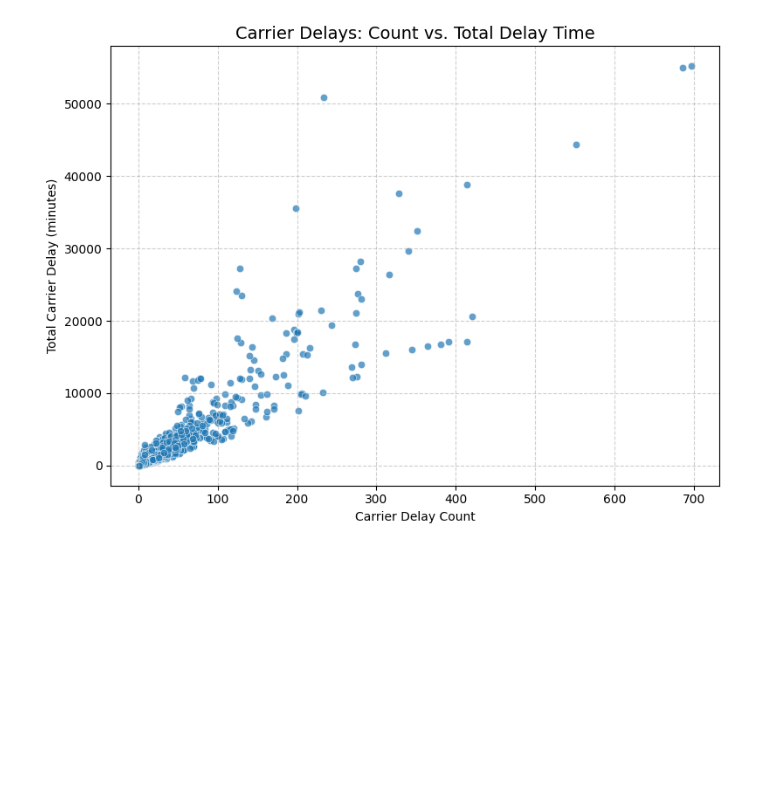
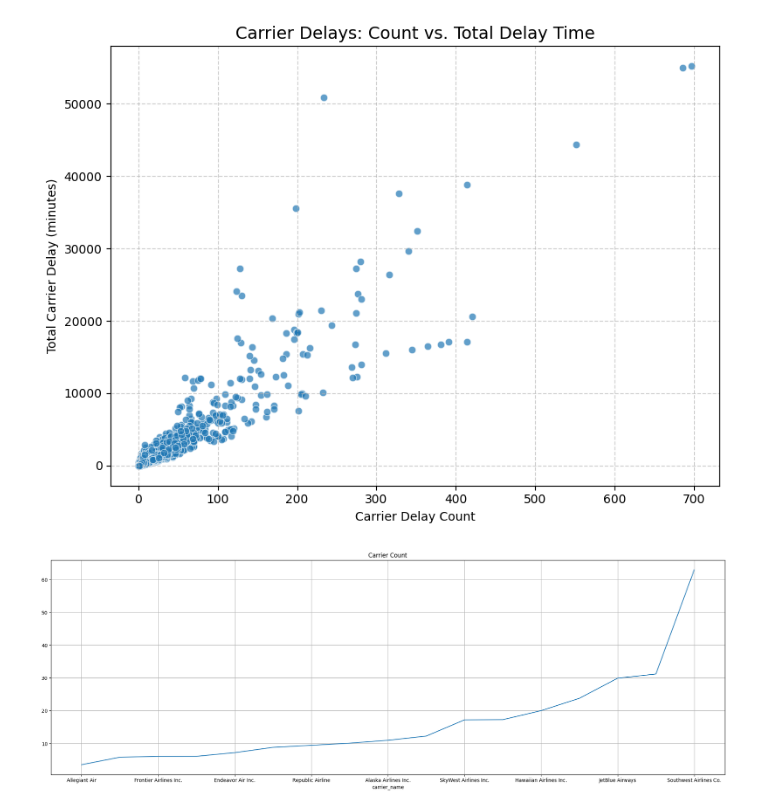
Before and after one commit to HHQuraishi/Flight-Delay-Analysis, a Jupyter notebook: airline_delay.ipynb, the cells around one changed output. Cells and saved outputs as stored; diff of their text form; code cells hidden in the pictures; blank space fills up the shorter version.

```diff
--- a/airline_delay.ipynb
+++ b/airline_delay.ipynb
@@ -219,3 +203,12 @@ plt.tight_layout()
 plt.show()
 # %% [output]
 [figure]
+# %%
+del_ct=file.groupby('carrier_name')['carrier_ct'].mean().sort_values()
+plt.figure(figsize=(25,8))
+del_ct.plot()
+plt.title('Carrier Count')
+plt.grid(True)
+plt.show()
+# %% [output]
+[figure, added]
```
Also changed, not shown: parts of 9 cells of this notebook.
